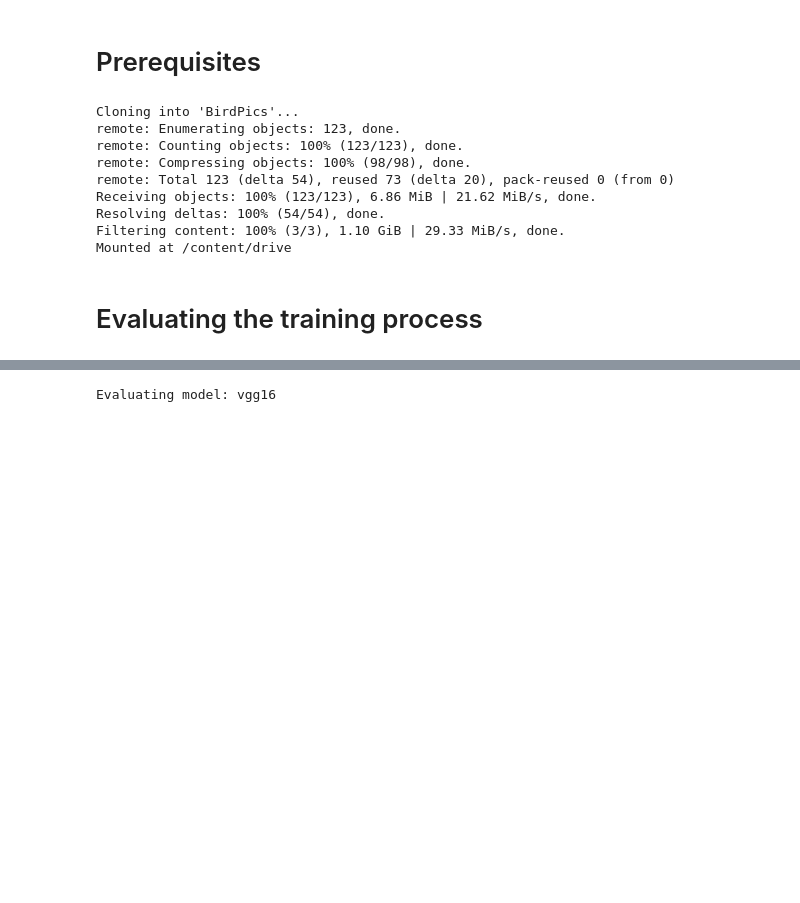
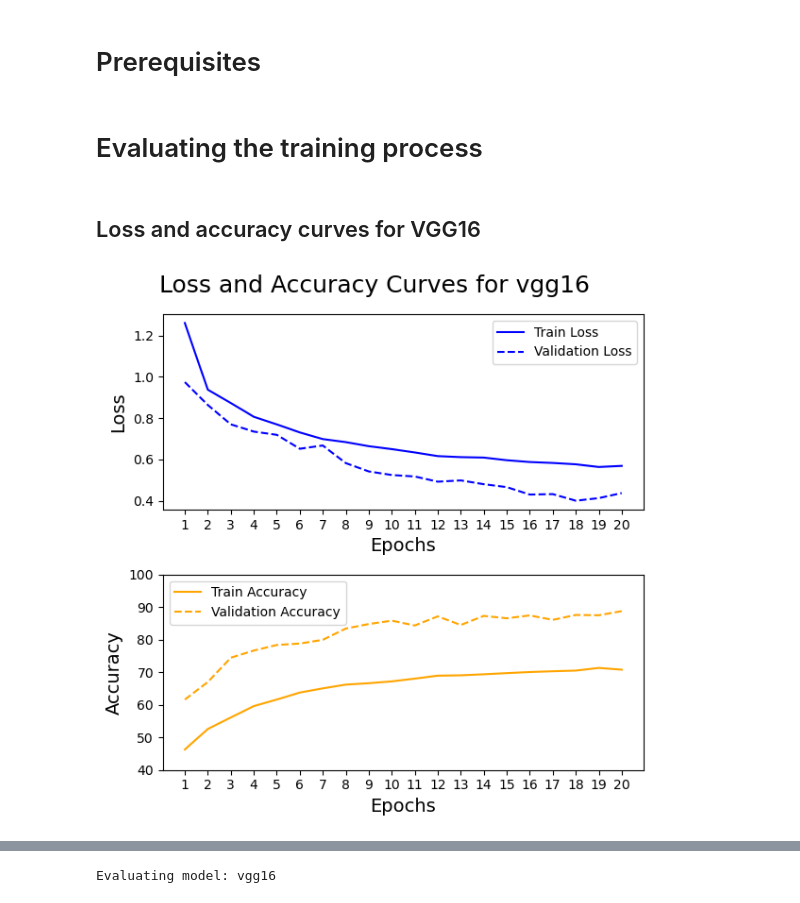
Before and after one commit to jgbeni/BirdPics, a Jupyter notebook: N3_model_evaluation.ipynb, the cells around one changed output, grey strips where cells are left out. Cells and saved outputs as stored; diff of their text form; code cells hidden in the pictures; blank space fills up the shorter version.

```diff
--- a/N3_model_evaluation.ipynb
+++ b/N3_model_evaluation.ipynb
@@ -1,7 +1,7 @@
 # %% [markdown]
 # Prerequisites
 # %%
-colab = True
+colab = False
 if colab:
     !git clone https://github.com/jgbeni/BirdPics.git
     !mv BirdPics/utils .
@@ -11,18 +11,9 @@ if colab:
     drive.mount('/content/drive')
 
     data_dir = '/content/drive/MyDrive/BirdPics/data'
+
 else:
     data_dir = './data'
-# %% [output]
-Cloning into 'BirdPics'...
-remote: Enumerating objects: 123, done.
-remote: Counting objects: 100% (123/123), done.
-remote: Compressing objects: 100% (98/98), done.
-remote: Total 123 (delta 54), reused 73 (delta 20), pack-reused 0 (from 0)
-Receiving objects: 100% (123/123), 6.86 MiB | 21.62 MiB/s, done.
-Resolving deltas: 100% (54/54), done.
-Filtering content: 100% (3/3), 1.10 GiB | 29.33 MiB/s, done.
-Mounted at /content/drive
 # %%
 import numpy as np
 import h5py
@@ -33,5 +24,11 @@ from sklearn.metrics import confusion_matrix
 import seaborn as sns
 # %% [markdown]
 # Evaluating the training process
+# %% [markdown]
+## Loss and accuracy curves for VGG16
 # %%
-model_names = ['vgg16','vgg19','resnet50']
+model_names = 'vgg16'
+evaluator = model_eval.loss_acc_loader(model_names)
+evaluator.plot_loss_acc()
+# %% [output]
+[figure, added]
```
Also changed, not shown: parts of 12 cells of this notebook, 2 other files.
